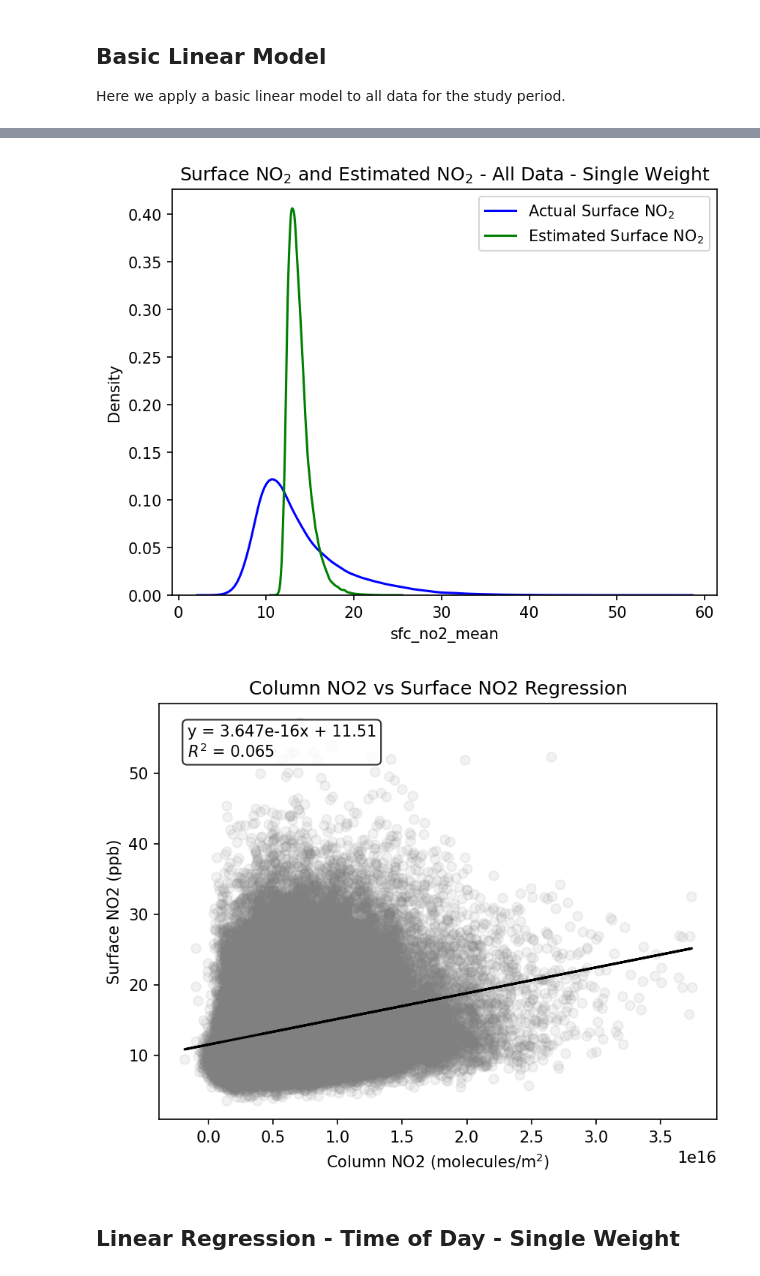
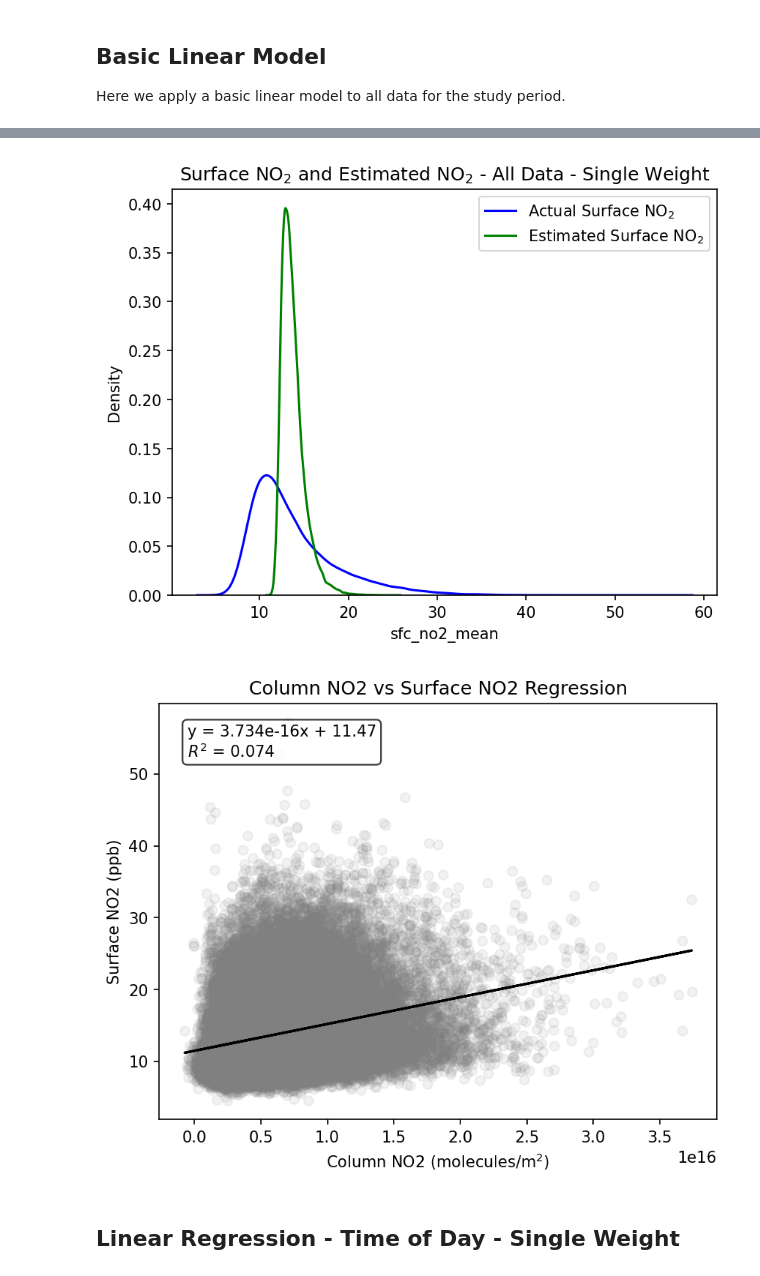
Before and after one commit to NASA-EarthRISE/earthrise-toolkit_ChicagoHAQ-2026, a Jupyter notebook: processing-scripts/clarity-tempo-fusion.ipynb, the cells around one changed output, grey strips where cells are left out. Saved outputs shown, nothing was run; the diff lists cells and outputs as text; code cells hidden in the pictures.

```diff
--- a/processing-scripts/clarity-tempo-fusion.ipynb
+++ b/processing-scripts/clarity-tempo-fusion.ipynb
@@ -96,13 +103,14 @@ Data variables:
 ## Basic Linear Model
 Here we apply a basic linear model to all data for the study period.
 # %%
-tempo_vals =  ct_hourly.column_no2_mean.to_dataframe().reset_index()
-clarity_vals = ct_hourly.sfc_no2_mean.to_dataframe().reset_index()
+# tempo_vals =  ct_hourly.column_no2_mean.to_dataframe().reset_index()
+# clarity_vals = ct_hourly.sfc_no2_mean.to_dataframe().reset_index()
 
-both = clarity_vals.merge(tempo_vals, on=['latitude','longitude','time']).dropna()
+vals = ct_hourly[['datetime','latitude','longitude','sfc_no2_mean','col_no2_mean']].dropna()
 
-x = both['column_no2_mean'].to_frame()
-y = both['sfc_no2_mean'].to_frame()
+
+x = vals['col_no2_mean'].to_frame()
+y = vals['sfc_no2_mean'].to_frame()
 
 model = linear_model.LinearRegression().fit(X=x, y=y)
 score = model.score(X=x, y=y)
@@ -117,11 +125,11 @@ print("Intercept: ", intercept)
 
 print(score)
 
-both['no2_estimate'] = both['column_no2_mean'].apply(lambda x: x*float(coef)+float(intercept))
-print(both.head())
+vals['no2_estimate'] = vals['col_no2_mean'].apply(lambda x: x*float(coef)+float(intercept))
+print(vals.head())
 
-sns.kdeplot(both, x="sfc_no2_mean", color="blue", label='Actual Surface NO$_2$')
-sns.kdeplot(both, x='no2_estimate', color="green", label='Estimated Surface NO$_2$')
+sns.kdeplot(vals, x="sfc_no2_mean", color="blue", label='Actual Surface NO$_2$')
+sns.kdeplot(vals, x='no2_estimate', color="green", label='Estimated Surface NO$_2$')
 plt.title("Surface NO$_2$ and Estimated NO$_2$ - All Data - Single Weight")
 plt.legend()
 savefig("kde-actual-and-estimated-single-weight.png")
@@ -161,5 +169,5 @@ Intercept:  11.51067056236493
-[figure, old version]
+[figure, new version]
-[figure, old version]
+[figure, new version]
 # %% [markdown]
 ## Linear Regression - Time of Day - Single Weight
 # %%
```
Also changed, not shown: parts of 11 cells of this notebook, 2 other files.
